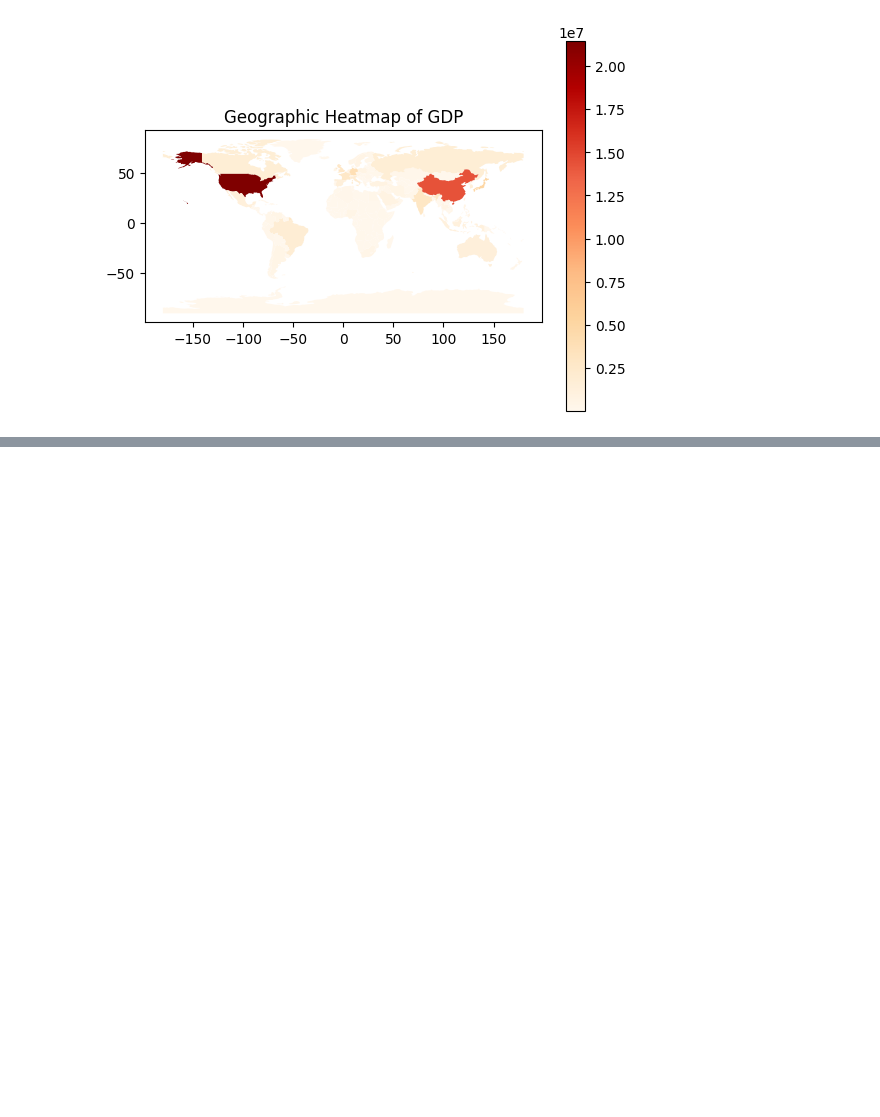
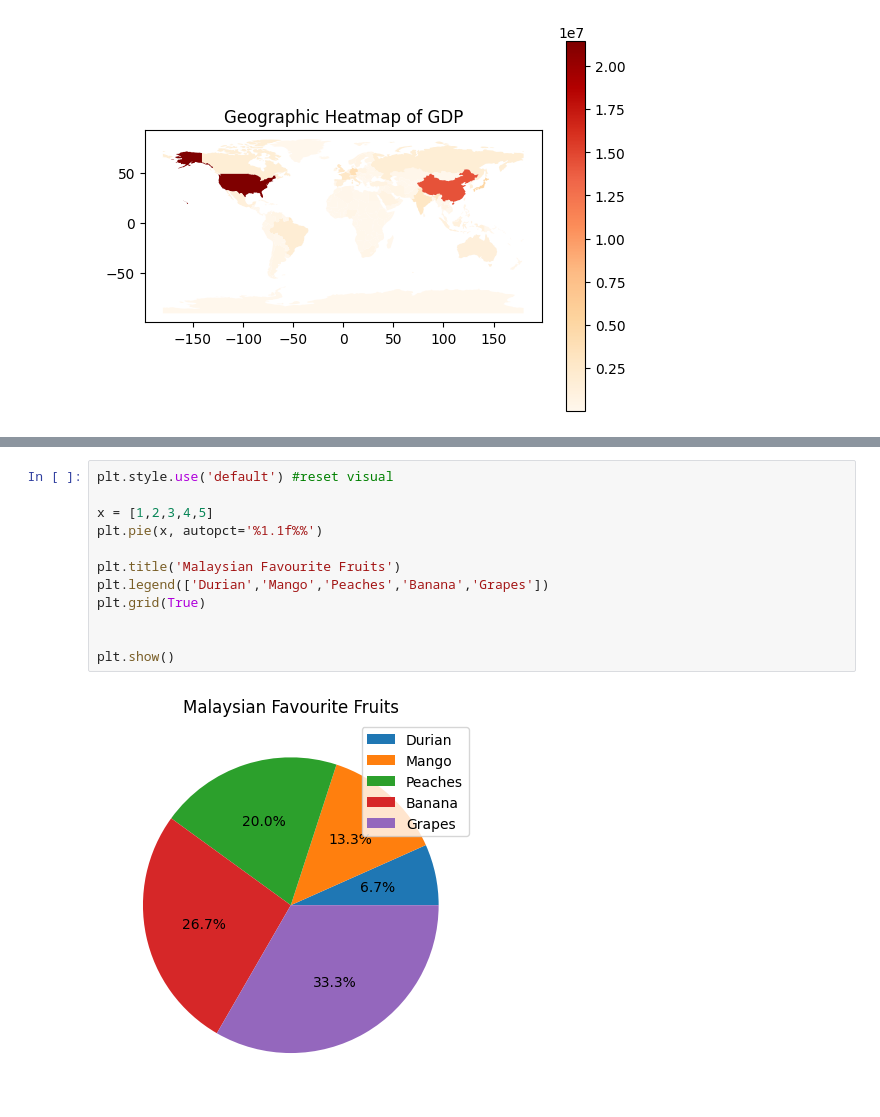
Before and after one commit to MaryVII/Python, a Jupyter notebook: 6. Numpy & Matplot Library.ipynb, the cells around one changed output, grey strips where cells are left out. Drawn from its saved outputs; the diff is of its cells as text; blank space fills up the shorter version.

```diff
--- a/6. Numpy & Matplot Library.ipynb
+++ b/6. Numpy & Matplot Library.ipynb
@@ -851,0 +889,14 @@ plt.show()
+# %%
+plt.style.use('default') #reset visual
+
+x = [1,2,3,4,5]
+plt.pie(x, autopct='%1.1f%%')
+
+plt.title('Malaysian Favourite Fruits')
+plt.legend(['Durian','Mango','Peaches','Banana','Grapes'])
+plt.grid(True)
+
+
+plt.show()
+# %% [output]
+[figure, added]
```
Also changed, not shown: parts of 7 cells of this notebook.
